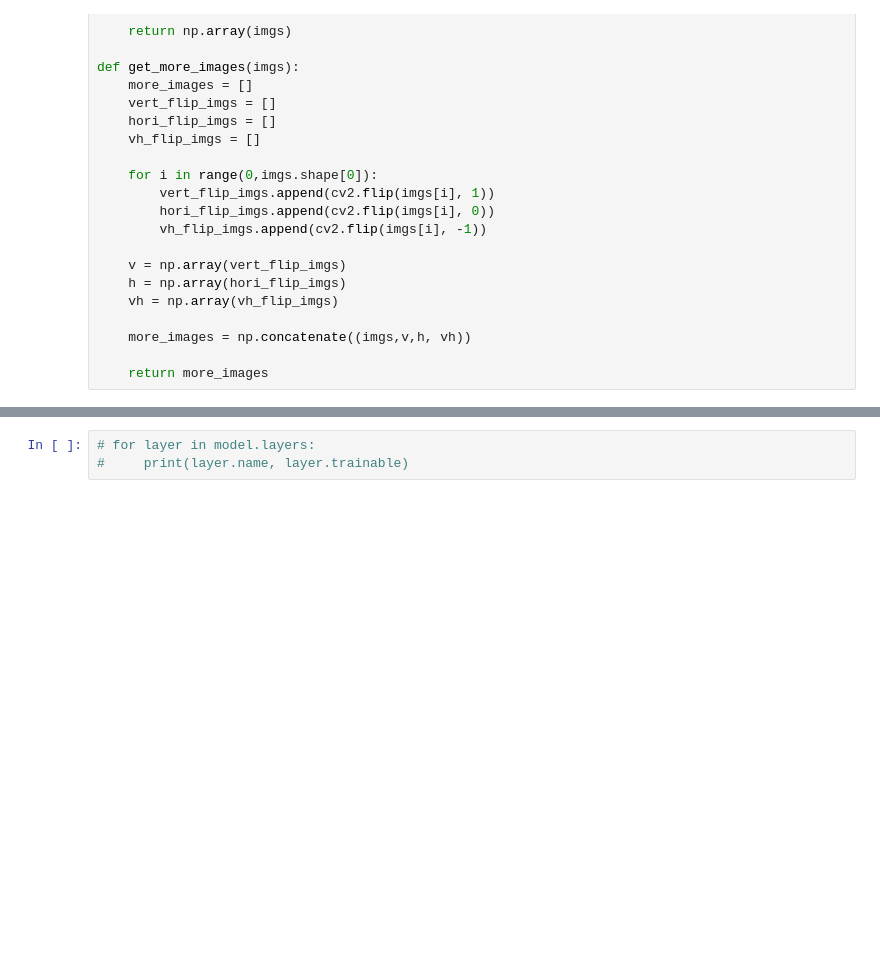
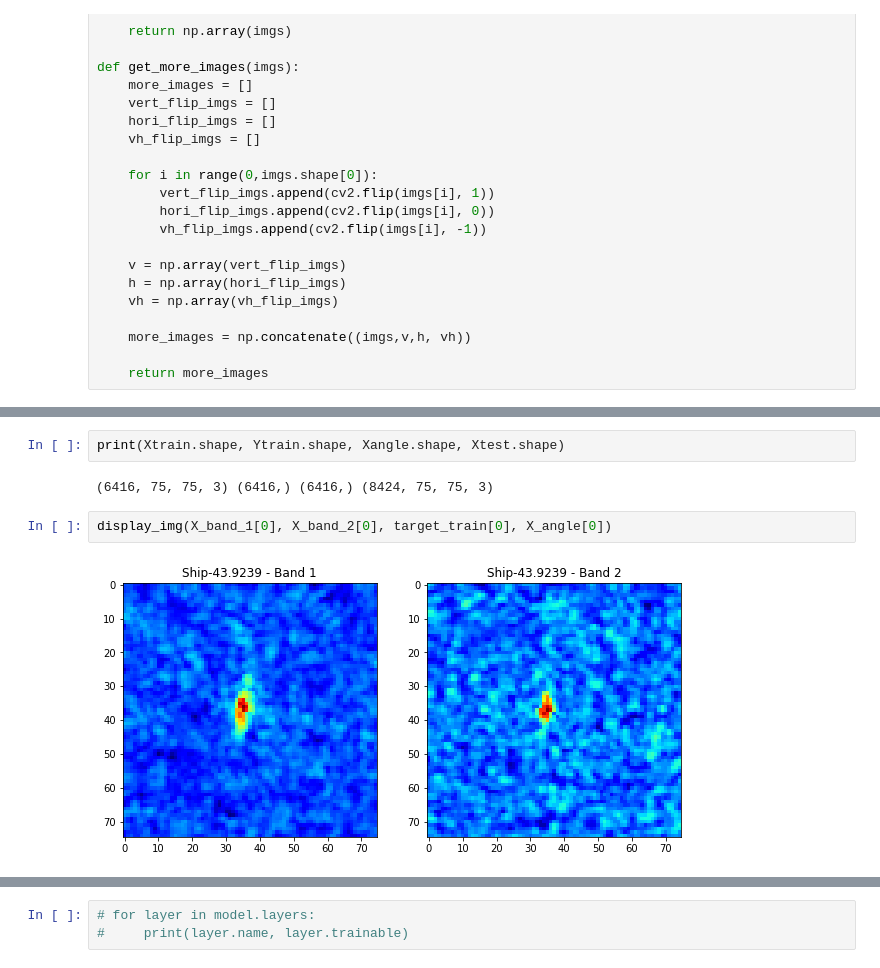
Before and after one commit to why2012/notebook, a Jupyter notebook: Iceberg_CNN_Custom_2.ipynb, the cells around one changed output, grey strips where cells are left out. Cells and saved outputs as stored; diff of their text form; blank space fills up the shorter version.

```diff
--- a/Iceberg_CNN_Custom_2.ipynb
+++ b/Iceberg_CNN_Custom_2.ipynb
@@ -87,2 +200,10 @@ if use_custom_augmentation:
+# %%
+print(Xtrain.shape, Ytrain.shape, Xangle.shape, Xtest.shape)
+# %% [output]
+(6416, 75, 75, 3) (6416,) (6416,) (8424, 75, 75, 3)
+# %%
+display_img(X_band_1[0], X_band_2[0], target_train[0], X_angle[0])
+# %% [output]
+[figure, added]
 # %%
 # VGG16, ResNet50, SENet50
```
Also changed, not shown: parts of 11 cells of this notebook, 4 other files.
